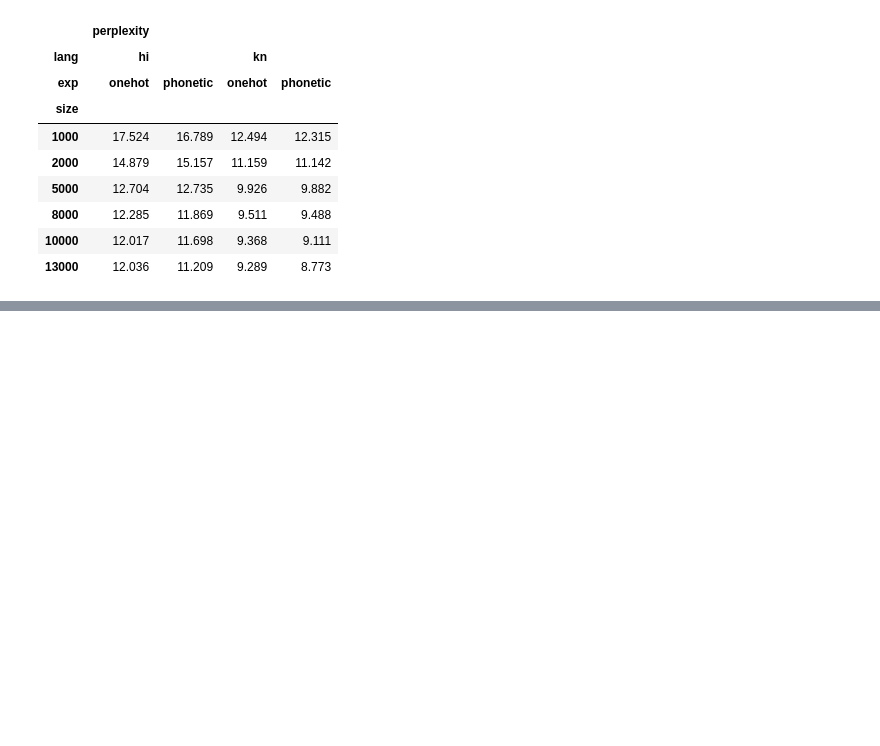
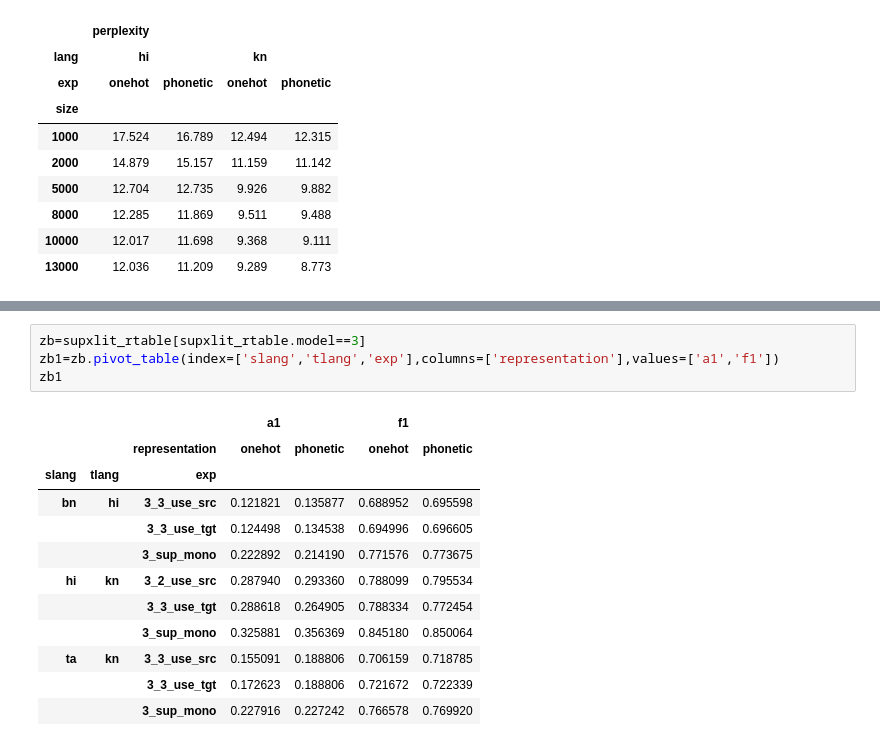
Before and after one commit to anoopkunchukuttan/mlxlit, a Jupyter notebook: analysis/analysis.ipynb, the cells around one changed output, grey strips where cells are left out. Saved outputs shown, nothing was run; the diff lists cells and outputs as text; blank space fills up the shorter version.

```diff
--- a/analysis/analysis.ipynb
+++ b/analysis/analysis.ipynb
@@ -89,0 +153,17 @@ lm_results[lm_results['set']=='news12'].pivot_table(index=['size'],columns=['lan
+# %%
+zb=supxlit_rtable[supxlit_rtable.model==3]
+zb1=zb.pivot_table(index=['slang','tlang','exp'],columns=['representation'],values=['a1','f1'])
+zb1
+# %% [output]
+|  |  |  | a1 |  | f1 |  |
+|  |  | representation | onehot | phonetic | onehot | phonetic |
+| slang | tlang | exp |  |  |  |  |
+| bn | hi | 3_3_use_src | 0.121821 | 0.135877 | 0.688952 | 0.695598 |
+|  |  | 3_3_use_tgt | 0.124498 | 0.134538 | 0.694996 | 0.696605 |
+|  |  | 3_sup_mono | 0.222892 | 0.214190 | 0.771576 | 0.773675 |
+| hi | kn | 3_2_use_src | 0.287940 | 0.293360 | 0.788099 | 0.795534 |
+|  |  | 3_3_use_tgt | 0.288618 | 0.264905 | 0.788334 | 0.772454 |
+|  |  | 3_sup_mono | 0.325881 | 0.356369 | 0.845180 | 0.850064 |
+| ta | kn | 3_3_use_src | 0.155091 | 0.188806 | 0.706159 | 0.718785 |
+|  |  | 3_3_use_tgt | 0.172623 | 0.188806 | 0.721672 | 0.722339 |
+|  |  | 3_sup_mono | 0.227916 | 0.227242 | 0.766578 | 0.769920 |
```
Also changed, not shown: parts of 4 cells of this notebook, 1 other file.
